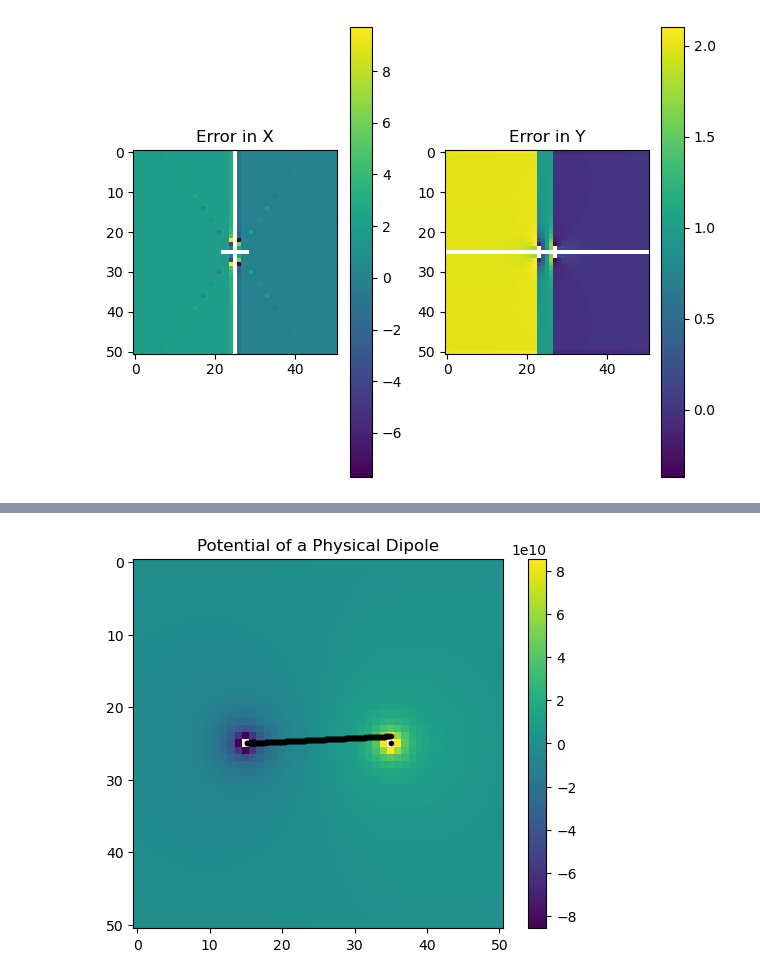
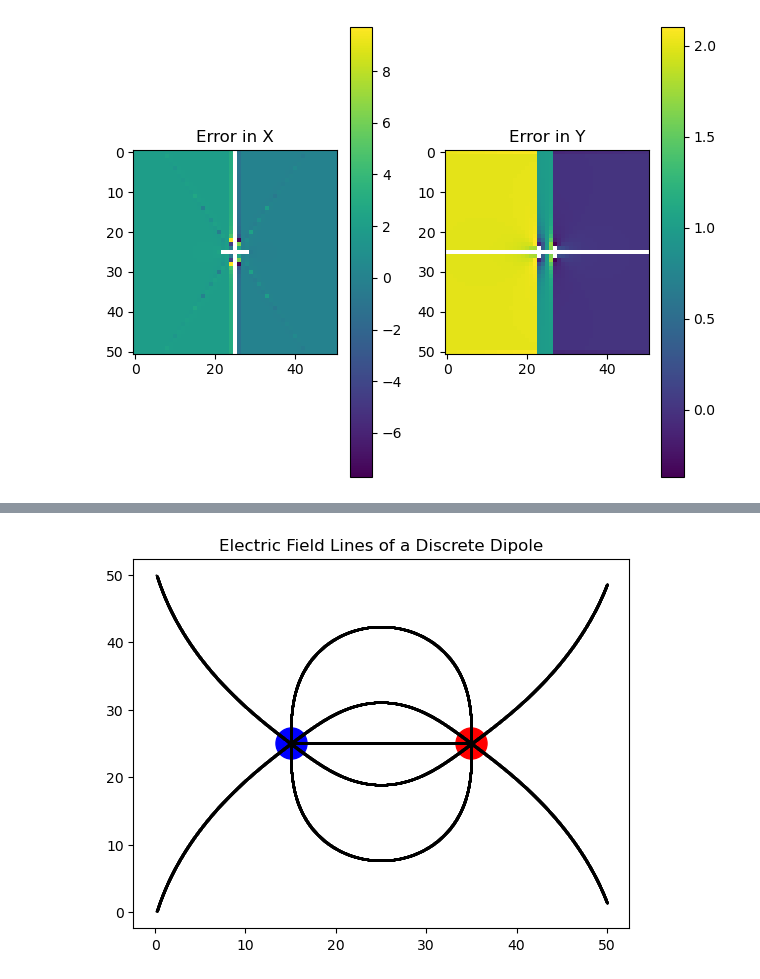
Before and after one commit to JustinLee4/PHY110L, a Jupyter notebook: HW2.ipynb, the cells around one changed output, grey strips where cells are left out. Saved outputs shown, nothing was run; the diff lists cells and outputs as text; code cells hidden in the pictures.

```diff
--- a/HW2.ipynb
+++ b/HW2.ipynb
@@ -137,9 +168,9 @@ def pointField(x,y, ChargeList):
 # %%
 def drawLine(x, y, v_x, v_y):
     Line = np.array([[x,y]])
-    step = .1
-    x = v_x * step + x
-    y = v_y * step + y
+    step = .01
+    x = v_x * step * 10 + x
+    y = v_y * step * 10 + y
     while(x > -25 and x < 25 and y > -25 and y < 25):
         if(np.around(x, decimals=1) == 10 and np.around(y,decimals = 2) == 0):
             break
@@ -183 +191,12 @@ array([[ 1.00000000e+01,  0.00000000e+00],
+# %%
+Line = drawLine(-10, 0 , 1, 0)
+Line1 = drawLine(10,0,-1,0)
+Line2 = drawLine(10,0,0,-1)
+Line3 = drawLine(10,0,0,1)
+Line4 = drawLine(10,0,1,1)
+Line5 = drawLine(10,0,1,-1)
+Line6 = drawLine(-24.9,-24.9,1,1)
+Line7 = drawLine(-24.9,24.9,1,-1)
+Line8 = drawLine(10,0,-1,-1)
+Line9 = drawLine(10,0,-1,1)
 # %%
@@ -189,11 +232,21 @@ y2_val = [x+25 for x in [coord[1] for coord in Line2]]
 # %%
 fig, ax = plt.subplots()
-plt.imshow(Potential)
-plt.colorbar()
-plt.title("Potential of a Physical Dipole")
-# plt.plot(x1_val, y1_val, "k.", lw=0)
-plt.plot(x2_val, y2_val, "k.", lw=0)
-
+# plt.imshow(Potential)
+# plt.colorbar()
+# plt.title("Potential of a Physical Dipole")
+plt.plot(x_val, y_val, "k.", lw=0, markersize = 1)
+plt.plot(x1_val, y1_val, "k.", lw=0, markersize = 1)
+plt.plot(x2_val, y2_val, "k.", lw=0, markersize = 1)
+plt.plot(x3_val, y3_val, "k.", lw=0, markersize = 1)
+plt.plot(x4_val, y4_val, "k.", lw=0, markersize = 1)
+plt.plot(x5_val, y5_val, "k.", lw=0, markersize = 1)
+plt.plot(x6_val, y6_val, "k.", lw=0, markersize = 1)
+plt.plot(x7_val, y7_val, "k.", lw=0, markersize = 1)
+plt.plot(x8_val, y8_val, "k.", lw=0, markersize = 1)
+plt.plot(x9_val, y9_val, "k.", lw=0, markersize = 1)
+plt.scatter([15], [25], c = 'b', s = 500)
+plt.scatter([35], [25], c = 'r', s = 500)
+plt.title("Electric Field Lines of a Discrete Dipole")
 plt.show()
 # %% [output]
-[figure, old version]
+[figure, new version]
```
Also changed, not shown: parts of 7 cells of this notebook.
